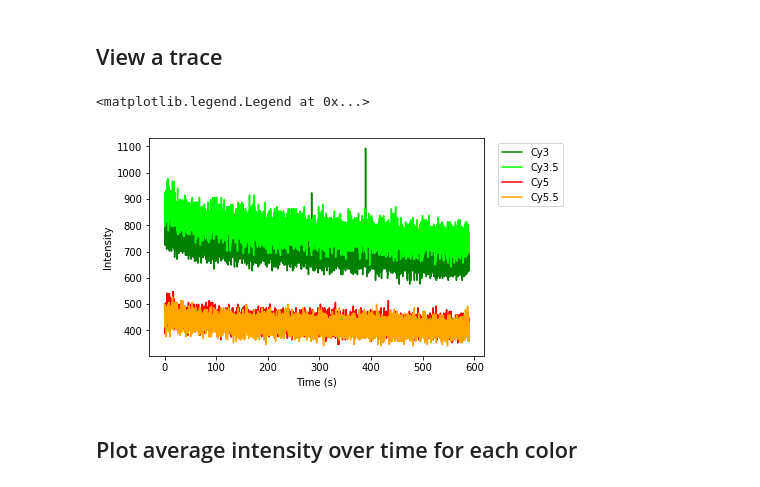
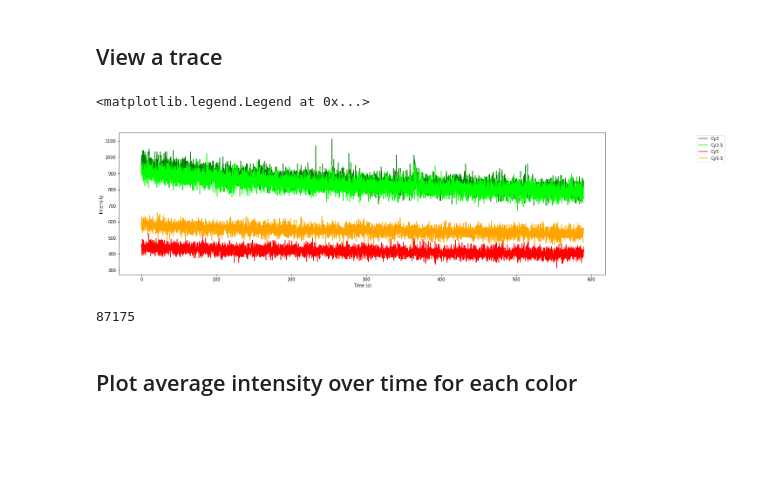
Before and after one commit to ashleefeng/pacbio, a Jupyter notebook: PacBio_read_10min.ipynb, the cells around one changed output. Saved outputs shown, nothing was run; the diff lists cells and outputs as text; code cells hidden in the pictures; blank space fills up the shorter version.

```diff
--- a/PacBio_read_10min.ipynb
+++ b/PacBio_read_10min.ipynb
@@ -102,20 +102,26 @@ for i in range(4):
 # %% [markdown]
 ## View a trace
 # %%
-#i = 112542 # is a good example
+#i = 62225 # is a good example
+#i = 30256 # is a good example
+plt.figure(figsize=(20, 6))
 i = np.random.randint(0, 163481)
 trace = traces[i]
 
-for i in range(4):
-    plt.plot(time_axis, trace[i], color=colors[i])
-    i += 1
+for j in range(4):
+    plt.plot(time_axis, trace[j], color=colors[j])
+    j += 1
 
 plt.xlabel('Time (s)')
 plt.ylabel('Intensity')
 plt.legend(lasers, bbox_to_anchor=(0.75, 0.5, 0.5, 0.5))
 # %% [output]
 <matplotlib.legend.Legend at 0x...>
-[figure, old version]
+[figure, new version]
+# %%
+i
+# %% [output]
+87175
 # %% [markdown]
 ## Plot average intensity over time for each color
 # %%
```
Also changed, not shown: 4 other files.
